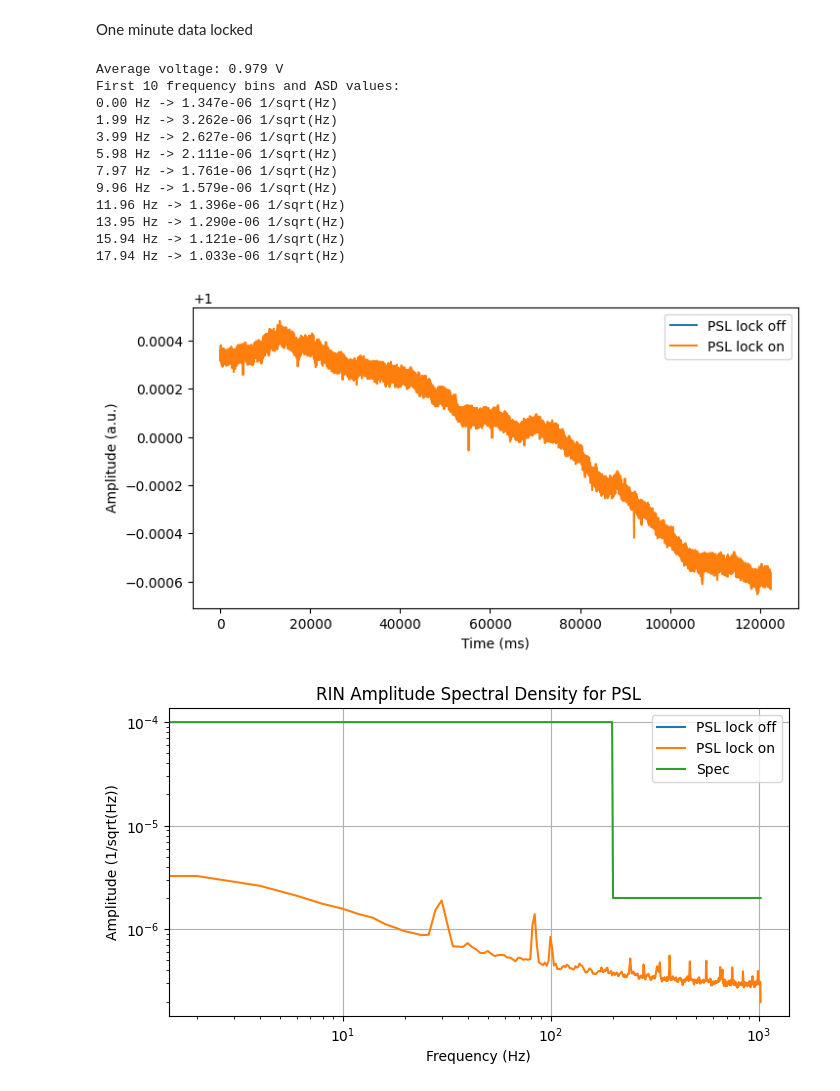
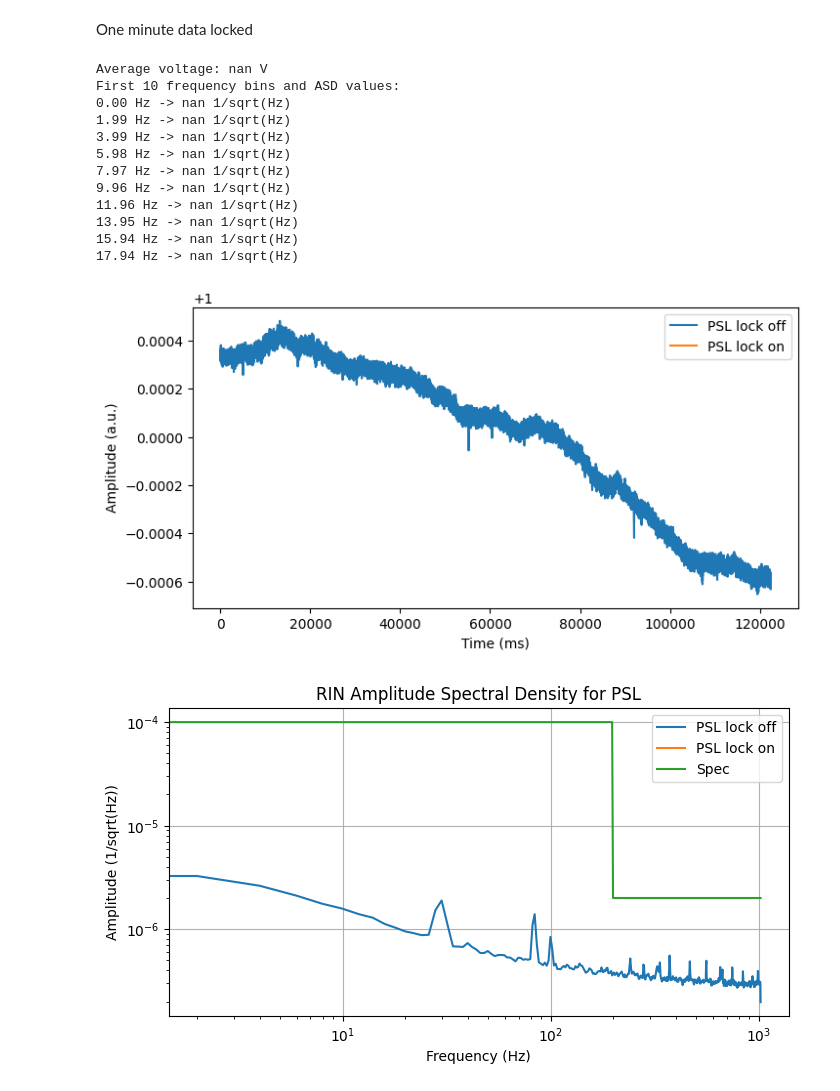
Before and after one commit to hodeiei/RIN_welch_binary, a Jupyter notebook: welch_rin_analysis.ipynb, the cells around one changed output. Saved outputs shown, nothing was run; the diff lists cells and outputs as text; code cells hidden in the pictures.

```diff
--- a/welch_rin_analysis.ipynb
+++ b/welch_rin_analysis.ipynb
@@ -6,7 +6,7 @@ import numpy as np
 from scipy.signal import welch
 import matplotlib.pyplot as plt
 
-usignal = np.fromfile('C:/Users/hodei/Documents/RINbin_data/mephistopsl_rin60unlocked.bin', dtype='float32')
+usignal = np.fromfile('C:/Users/hodei/Documents/RINbin_data/mephistopsl_rin60locked.bin', dtype='float32')
 n = 49
 sampl_freq = 1e5/n # Sampling frequency in Hz
 utrimmedlen = len(usignal)//n*n
@@ -70,7 +70,7 @@ import numpy as np
 from scipy.signal import welch
 import matplotlib.pyplot as plt
 
-signal = np.fromfile('C:/Users/hodei/Documents/RINbin_data/mephistopsl_rin60locked.bin', dtype='float32')
+signal = np.fromfile('C:/Users/hodei/Documents/RINbin_data/mephistopsl_rin60unlocked.bin', dtype='float32')
 n = 49
 sampl_freq = 1e5/n # Sampling frequency in Hz
 trimmedlen = len(signal)//n*n
@@ -94,43 +94,43 @@ lasd2 = np.full((len(frequencies[100:]), 1), 2e-6)
 lasd = np.append(lasd1,lasd2)
 #np.savetxt('C:/Users/hodei/Documents/RINbin_data/welchauasd.csv', uasd, delimiter=',')
 
 # --- OUTPUT ---
 print(f"Average voltage: {V_avg:.3f} V")
 print("First 10 frequency bins and ASD values:")
 for f, a in zip(frequencies[:10], asd[:10]):
     print(f"{f:.2f} Hz -> {a:.3e} 1/sqrt(Hz)")
 
 plt.figure(1,figsize=(8,4))
 plt.plot(upoints_norm, label='PSL lock off')
 plt.plot(points_norm, label='PSL lock on')
 plt.xlabel("Time (ms)")
 plt.ylabel("Amplitude (a.u.)")
 plt.legend()
 plt.show()
 
 # Plot ASD vs frequency
 plt.figure(figsize=(8,4))
 plt.loglog(ufrequencies, uasd, label='PSL lock off')
 plt.loglog(frequencies, asd, label='PSL lock on')
 plt.loglog(frequencies, lasd, label='Spec')
 plt.legend()
 plt.title("RIN Amplitude Spectral Density for PSL")
 plt.xlabel("Frequency (Hz)")
 plt.ylabel("Amplitude (1/sqrt(Hz))")
 plt.grid(True)
 plt.show()
 # %% [output]
-Average voltage: 0.979 V
+Average voltage: nan V
 First 10 frequency bins and ASD values:
-0.00 Hz -> 1.347e-06 1/sqrt(Hz)
-1.99 Hz -> 3.262e-06 1/sqrt(Hz)
-3.99 Hz -> 2.627e-06 1/sqrt(Hz)
-5.98 Hz -> 2.111e-06 1/sqrt(Hz)
-7.97 Hz -> 1.761e-06 1/sqrt(Hz)
-9.96 Hz -> 1.579e-06 1/sqrt(Hz)
-11.96 Hz -> 1.396e-06 1/sqrt(Hz)
-13.95 Hz -> 1.290e-06 1/sqrt(Hz)
-15.94 Hz -> 1.121e-06 1/sqrt(Hz)
-17.94 Hz -> 1.033e-06 1/sqrt(Hz)
+0.00 Hz -> nan 1/sqrt(Hz)
+1.99 Hz -> nan 1/sqrt(Hz)
+3.99 Hz -> nan 1/sqrt(Hz)
+5.98 Hz -> nan 1/sqrt(Hz)
+7.97 Hz -> nan 1/sqrt(Hz)
+9.96 Hz -> nan 1/sqrt(Hz)
+11.96 Hz -> nan 1/sqrt(Hz)
+13.95 Hz -> nan 1/sqrt(Hz)
+15.94 Hz -> nan 1/sqrt(Hz)
+17.94 Hz -> nan 1/sqrt(Hz)
-[figure, old version]
+[figure, new version]
-[figure, old version]
+[figure, new version]
```
Also changed, not shown: parts of 1 cell of this notebook.
